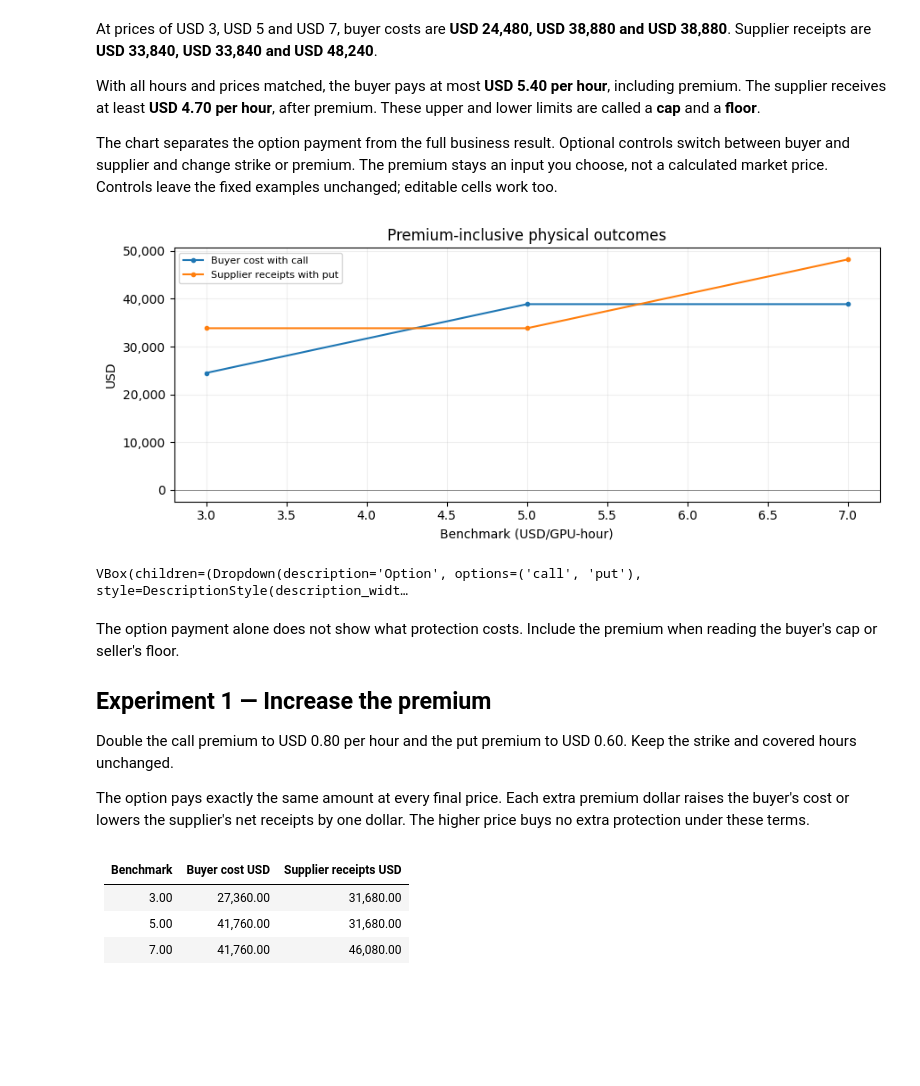
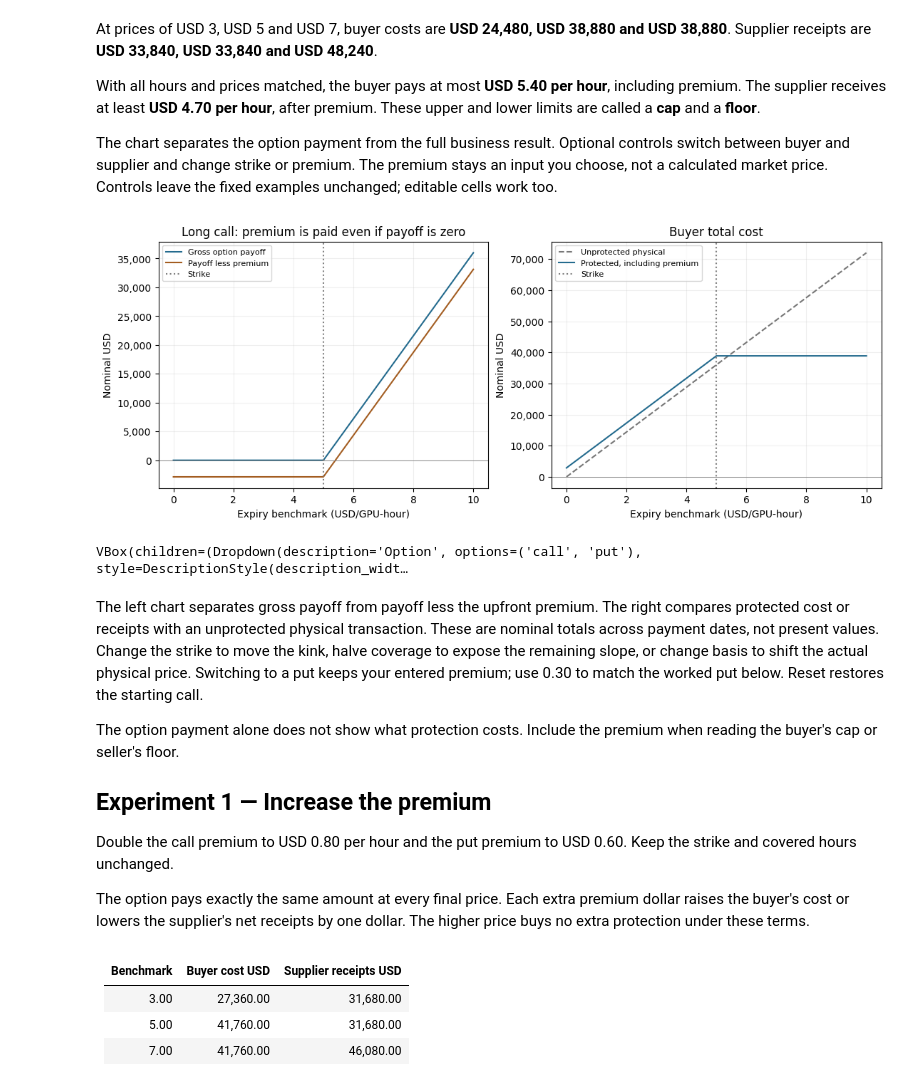
Before and after one commit to zach189/education, a Jupyter notebook: notebooks/M5_calls_and_puts.ipynb, the cells around one changed output. Saved outputs shown, nothing was run; the diff lists cells and outputs as text; code cells hidden in the pictures; blank space fills up the shorter version.

```diff
--- a/notebooks/M5_calls_and_puts.ipynb
+++ b/notebooks/M5_calls_and_puts.ipynb
@@ -153,55 +153,22 @@ With all hours and prices matched, the buyer pays at most **USD 5.40 per hour**,
 
 The chart separates the option payment from the full business result. Optional controls switch between buyer and supplier and change strike or premium. The premium stays an input you choose, not a calculated market price. Controls leave the fixed examples unchanged; editable cells work too.
 # %%
-display(
-    plot_finance_series(
-        {
-            "Buyer cost with call": [r[1] for r in base_calls],
-            "Supplier receipts with put": [r[1] for r in base_puts],
-        },
-        title="Premium-inclusive physical outcomes",
-        xlabel="Benchmark (USD/GPU-hour)",
-        x_values=prices,
-    )
+# Separate the option cash from the physical business; keep a saved baseline.
+protection = dict(
+    kind="call",
+    physical_gpu_hours=quantity,
+    covered_gpu_hours=quantity,
+    strike_usd_per_gpu_hour=strike,
+    premium_usd_per_gpu_hour=call_premium,
 )
-
-
-def option_explorer(values, q=quantity, grid=prices):
-    kind = values["Option"]
-    premium = values["Premium USD/GPU-hour"]
-    if premium < 0:
-        raise ValueError("Premium must be nonnegative")
-    payoffs = [
-        european_option_payoff_usd(
-            kind=kind,
-            settlement_price_usd_per_gpu_hour=p,
-            strike_usd_per_gpu_hour=values["Strike USD/GPU-hour"],
-            covered_gpu_hours=q,
-        )
-        for p in grid
-    ]
-    amounts = [
-        q * p - payoff + q * premium if kind == "call" else q * p + payoff - q * premium
-        for p, payoff in zip(grid, payoffs)
-    ]
-    return {
-        "Gross payoff": payoffs,
-        "Buyer cost" if kind == "call" else "Supplier receipts": amounts,
-    }
-
-
-explore_finance_series(
-    {"Option": "call", "Strike USD/GPU-hour": 5.0, "Premium USD/GPU-hour": 0.40},
-    option_explorer,
-    choices={"Option": ("call", "put")},
-    title="Assumed option terms",
-    xlabel="Benchmark (USD/GPU-hour)",
-    x_values=prices,
-);
+display(plot_option_protection(**protection))
+explore_option_protection(**protection);
 # %% [output]
-[figure, old version]
+[figure, new version]
 VBox(children=(Dropdown(description='Option', options=('call', 'put'), style=DescriptionStyle(description_widt…
 # %% [markdown]
+The left chart separates gross payoff from payoff less the upfront premium. The right compares protected cost or receipts with an unprotected physical transaction. These are nominal totals across payment dates, not present values. Change the strike to move the kink, halve coverage to expose the remaining slope, or change basis to shift the actual physical price. Switching to a put keeps your entered premium; use 0.30 to match the worked put below. Reset restores the starting call.
+
 The option payment alone does not show what protection costs. Include the premium when reading the buyer's cap or seller's floor.
 
 ## Experiment 1 — Increase the premium
```
Also changed, not shown: parts of 1 cell of this notebook, 16 other files.
